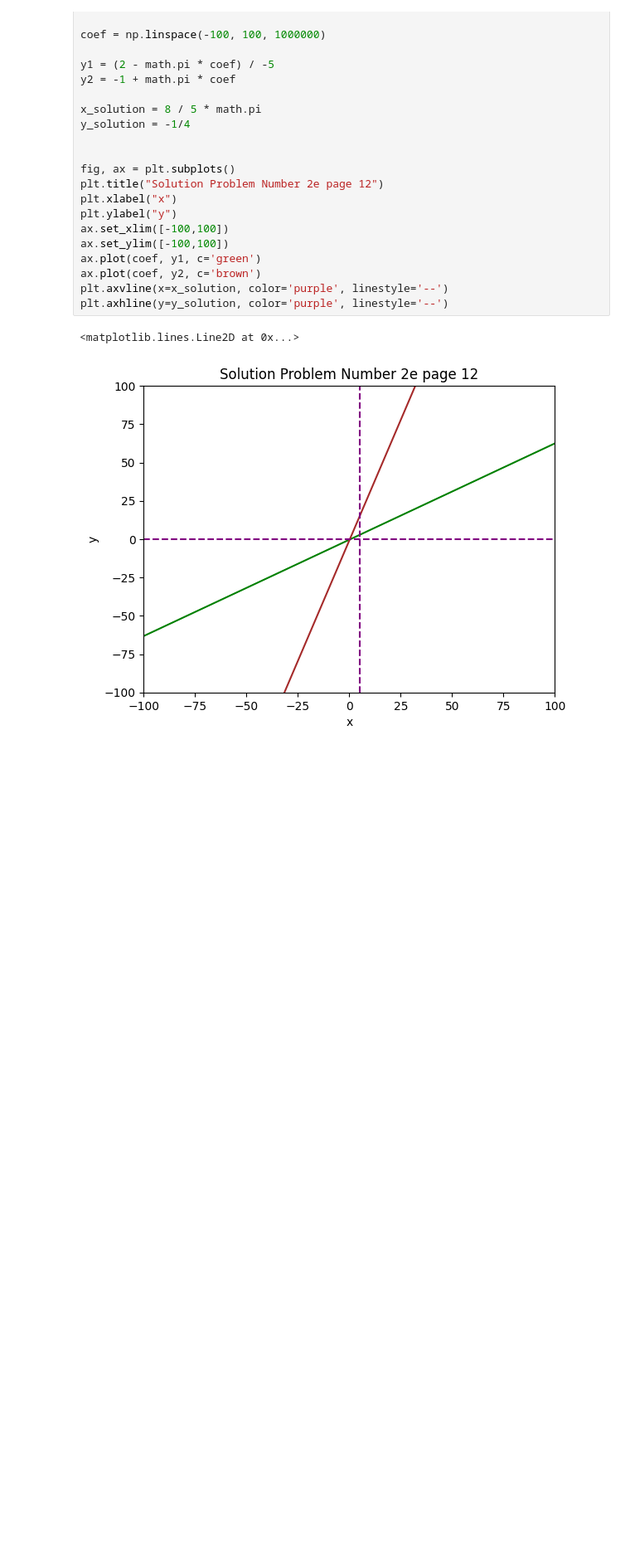
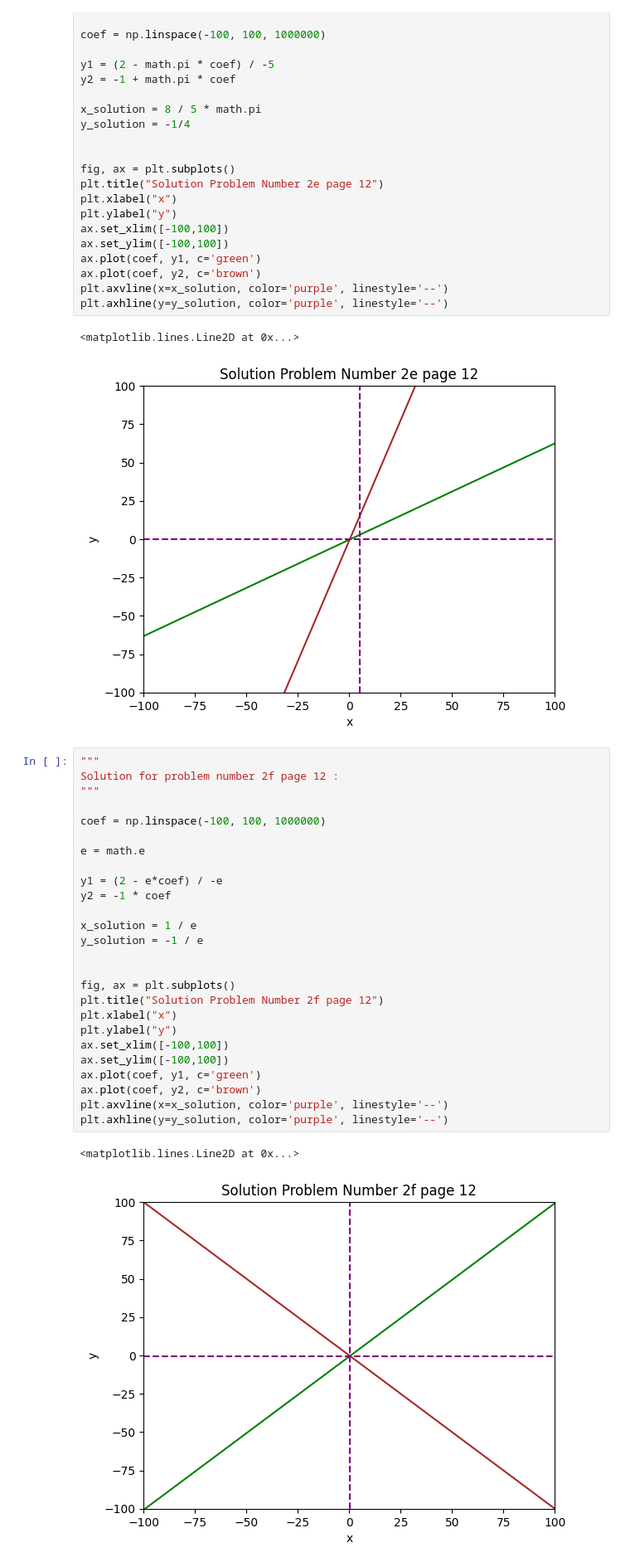
Before and after one commit to wikanadnyana/alin-for-self-esteem, a Jupyter notebook: linalg-step/python-applied.ipynb, the cells around one changed output. Shown at 83% size. Cells and saved outputs as stored; diff of their text form; blank space fills up the shorter version.

Commit message:
solution 2f

```diff
--- a/linalg-step/python-applied.ipynb
+++ b/linalg-step/python-applied.ipynb
@@ -29,3 +29,32 @@ plt.axhline(y=y_solution, color='purple', linestyle='--')
 # %% [output]
 <matplotlib.lines.Line2D at 0x...>
 [figure]
+# %%
+"""
+Solution for problem number 2f page 12 :
+"""
+
+coef = np.linspace(-100, 100, 1000000)
+
+e = math.e
+
+y1 = (2 - e*coef) / -e
+y2 = -1 * coef
+
+x_solution = 1 / e
+y_solution = -1 / e
+
+
+fig, ax = plt.subplots()
+plt.title("Solution Problem Number 2f page 12")
+plt.xlabel("x")
+plt.ylabel("y")
+ax.set_xlim([-100,100])
+ax.set_ylim([-100,100])
+ax.plot(coef, y1, c='green')
+ax.plot(coef, y2, c='brown')
+plt.axvline(x=x_solution, color='purple', linestyle='--')
+plt.axhline(y=y_solution, color='purple', linestyle='--')
+# %% [output]
+<matplotlib.lines.Line2D at 0x...>
+[figure, added]
```
